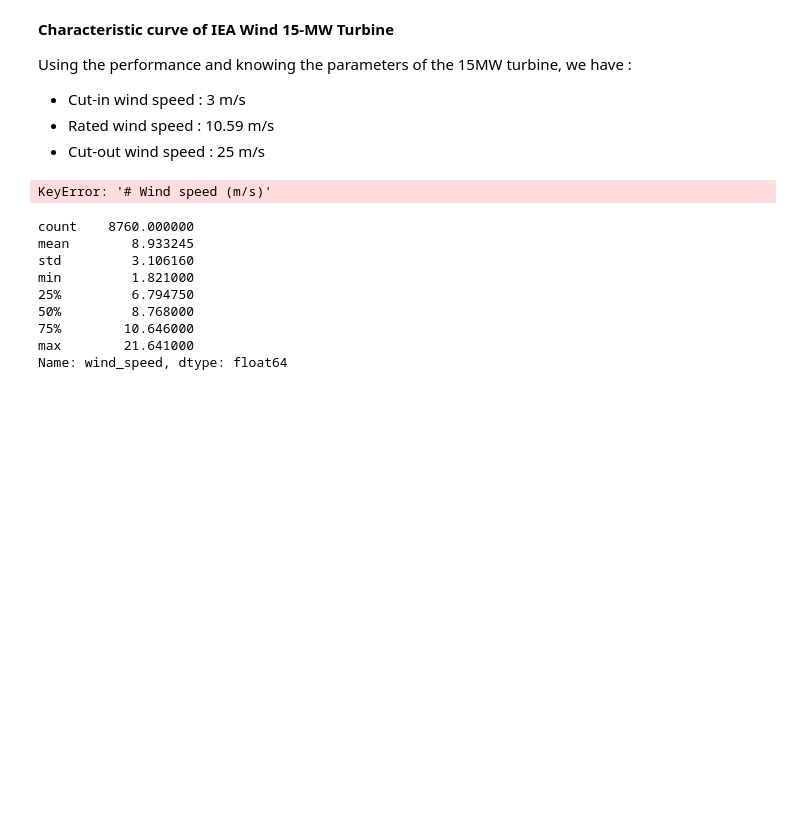
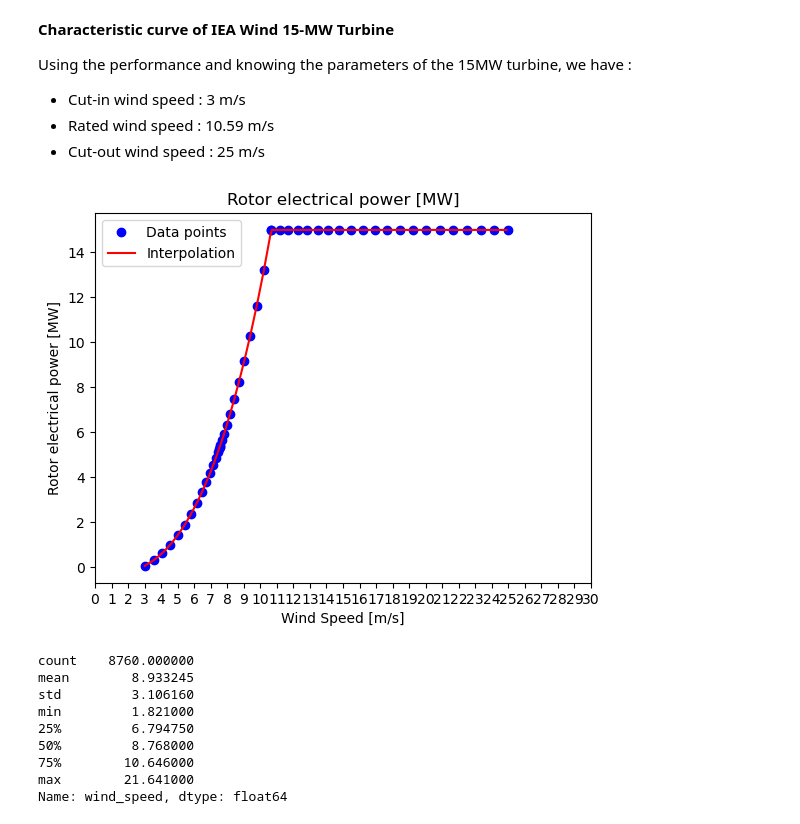
Before and after one commit to AmauryLaridon/LENVI2007---Wind-Turbine-Design, a Jupyter notebook: BEM/Project.ipynb, the cells around one changed output. Drawn from its saved outputs; the diff is of its cells as text; code cells hidden in the pictures; blank space fills up the shorter version.

```diff
--- a/BEM/Project.ipynb
+++ b/BEM/Project.ipynb
@@ -616,20 +542,20 @@ Using the performance and knowing the parameters of the 15MW turbine, we have :
 # %%
 # Populate the performance data with an interpolation
 
 wind_range = np.arange(3, 25,0.1)
 f = interpolate.interp1d(df_perf["# Wind speed (m/s)"], df_perf["Rotor electrical power (W)"])
 ynew = f(wind_range)   # use interpolation function returned by `interp1d`
 plt.plot(df_perf["# Wind speed (m/s)"],df_perf["Rotor electrical power (W)"]/10**6,'o',label='Data points',color='blue')
-plt.plot(x, ynew/10**6, '-',label='Interpolation',color='red')
+plt.plot(wind_range, ynew/10**6, '-',label='Interpolation',color='red')
 plt.legend()
 plt.xlabel('Wind Speed [m/s]')
 plt.ylabel('Rotor electrical power [MW]')
 plt.xticks(np.arange(0, 31, 1))
 plt.title('Rotor electrical power [MW]')
 plt.show()
 plt.show()
 # %% [output]
-KeyError: '# Wind speed (m/s)'
+[figure, added]
 # %%
 df_perf_v2 = pd.DataFrame(columns=["# Wind speed (m/s)","Rotor electrical power (W)"])
 df_perf_v2["# Wind speed (m/s)"] = wind_range
```
Also changed, not shown: parts of 8 cells of this notebook.
